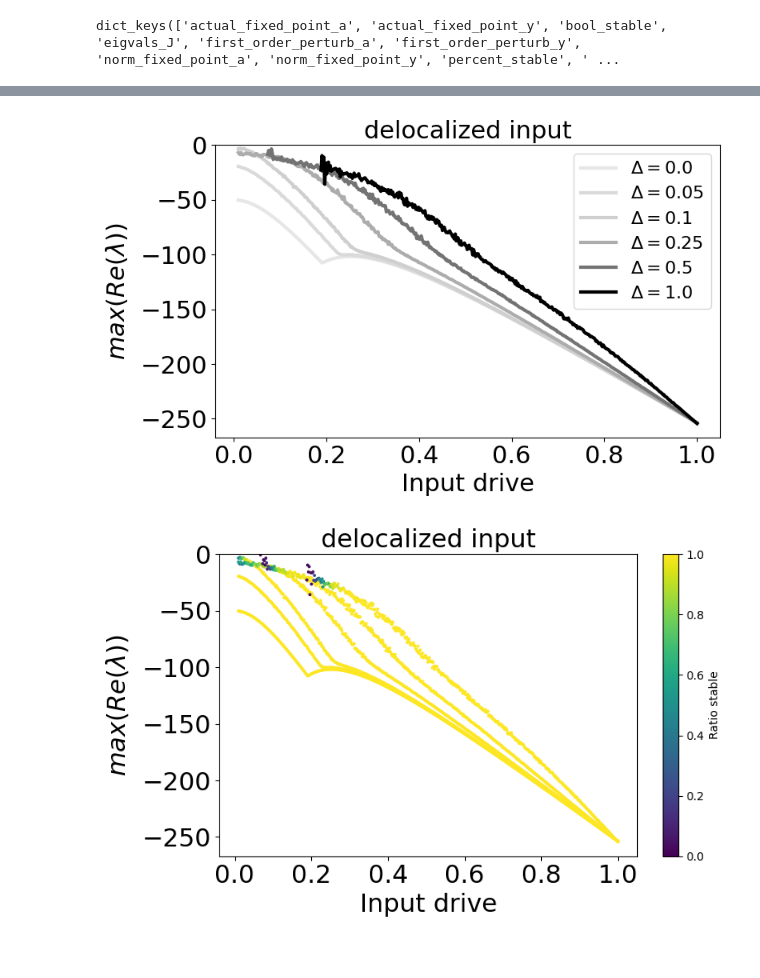
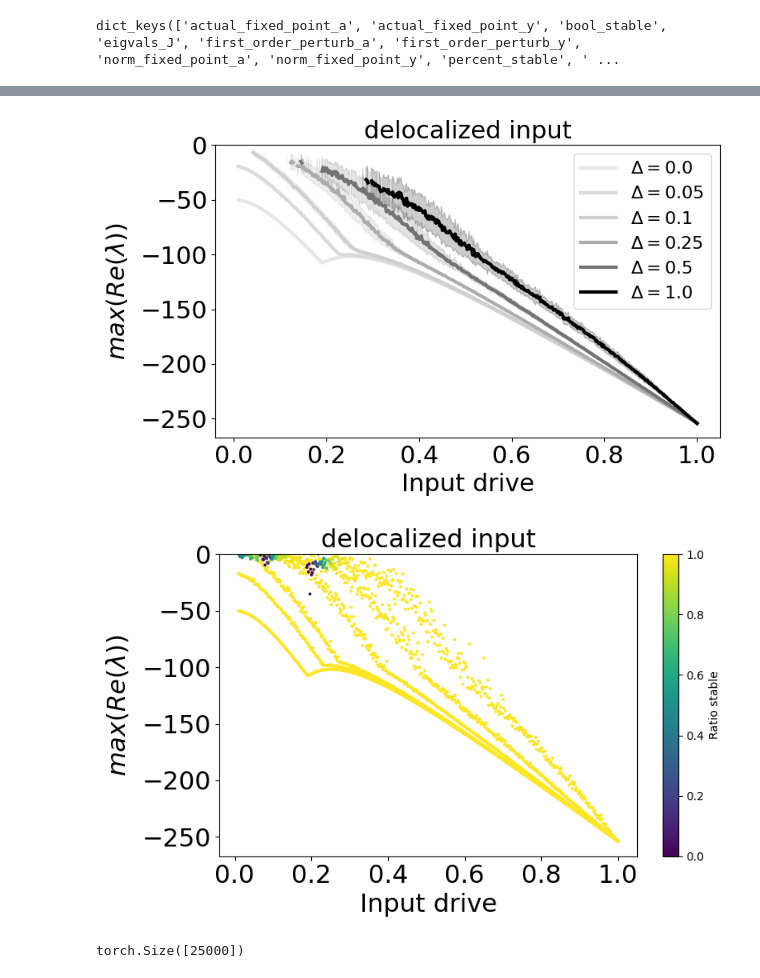
Before and after one commit to shivangrawat/perturbed_organics, a Jupyter notebook: examples/plot_lines.ipynb, the cells around one changed output, grey strips where cells are left out. Drawn from its saved outputs; the diff is of its cells as text; code cells hidden in the pictures.

```diff
--- a/examples/plot_lines.ipynb
+++ b/examples/plot_lines.ipynb
@@ -89,8 +173,10 @@ for delta_val in delta_keys:
     actual_fp_y = actual_fp_y_dict[delta_val]
     norm_fixed_point_y = norm_fp_y_dict[delta_val]
     y_ratio = torch.norm(norm_fixed_point_y - actual_fp_y, dim=3) / torch.norm(norm_fixed_point_y, dim=3)
-    y_ratio_mean = torch.mean(y_ratio, dim=2)
-    # y_ratio_mean = torch.nanmean(y_ratio, dim=2)
+    # y_ratio_mean = torch.mean(y_ratio, dim=2)
+    y_ratio_mean = torch.nanmean(y_ratio, dim=2)
+
+    y_ratio_std = torch.std(y_ratio, dim=2)
 
     # Normalize delta_val to the range [0, 1]
     if max_delta > min_delta:
@@ -108,6 +194,9 @@ for delta_val in delta_keys:
              linewidth=3,
              color=str(grayscale_value))
 
+    plt.fill_between(input_range, y_ratio_mean[0, :] - y_ratio_std[0, :], y_ratio_mean[0, :] + y_ratio_std[0, :], alpha=0.2, color=str(grayscale_value))
+
+
 plt.xlabel('Input drive', fontsize=22)
 plt.ylabel(r"$\frac{||\mathbf{y}-\mathbf{y}_0||}{||\mathbf{y}_0||}$", fontsize=22, rotation=0, labelpad=50)
 plt.title(f"{input_type} input", fontsize=22)
@@ -159,8 +250,11 @@ max_delta = max(delta_keys)
 for delta_val in delta_keys:
     eigvals_J = eigvals_dict[delta_val]
     eigvals_J_real = torch.max(torch.real(eigvals_J), dim=3).values
-    # eigvals_J_real_mean = torch.mean(eigvals_J_real, dim=2)
-    eigvals_J_real_mean = torch.nanmean(eigvals_J_real, dim=2)
+    eigvals_J_real_mean = torch.mean(eigvals_J_real, dim=2)
+    # eigvals_J_real_mean = torch.nanmean(eigvals_J_real, dim=2)
+    # eigvals_J_real_mean = torch.max(eigvals_J_real, dim=2).values
+
+    eigvals_J_real_std = torch.std(eigvals_J_real, dim=2)
 
     # Normalize delta_val to the range [0, 1]
     if max_delta > min_delta:
@@ -178,6 +272,9 @@ for delta_val in delta_keys:
              linewidth=3,
              color=str(grayscale_value))
 
+    plt.fill_between(input_range, eigvals_J_real_mean[0, :] - eigvals_J_real_std[0, :], eigvals_J_real_mean[0, :] + eigvals_J_real_std[0, :], alpha=0.2, color=str(grayscale_value))
+
+
 plt.xlabel('Input drive', fontsize=22)
 plt.ylabel(f"$max(Re(\\lambda))$", fontsize=22, rotation=90, labelpad=10)
 plt.title(f"{input_type} input", fontsize=22)
@@ -188,35 +285,39 @@ plt.yticks(fontsize=22)
 plt.tight_layout()
 plt.show()
 # %% [output]
-[figure, old version]
+[figure, new version]
 # %%
 plt.figure(figsize=(8, 5))
 
 # Get all the delta values and sort them (assuming they are numeric)
 delta_keys = sorted(eigvals_dict.keys())
 
 for delta_val in delta_keys:
     eigvals_J = eigvals_dict[delta_val]
     eigvals_J_real = torch.max(torch.real(eigvals_J), dim=3).values
 
     ratio_stable = torch.sum(~torch.isnan(eigvals_J_real), dim=2) / num_trials
 
     # eigvals_J_real_mean = torch.mean(eigvals_J_real, dim=2)
-    eigvals_J_real_mean = torch.nanmean(eigvals_J_real, dim=2)
+    # eigvals_J_real_mean = torch.nanmean(eigvals_J_real, dim=2)
+    eigvals_J_real_mean = torch.max(torch.nan_to_num(eigvals_J_real, nan=-float('inf')), dim=2).values
 
-    # Plot using the computed grayscale value. Matplotlib interprets strings like "0.25" as a grayscale color.
     scatter = plt.scatter(input_range, eigvals_J_real_mean[0, :], cmap='viridis', c=ratio_stable, vmin=0, vmax=1, s=3, marker='o')
 
 
 plt.xlabel('Input drive', fontsize=22)
 plt.ylabel(f"$max(Re(\\lambda))$", fontsize=22, rotation=90, labelpad=10)
 plt.title(f"{input_type} input", fontsize=22)
 cbar = plt.colorbar(scatter)
 cbar.set_label('Ratio stable')
 plt.gca().set_ylim(top=0)
 plt.xticks(fontsize=22)
 plt.yticks(fontsize=22)
 plt.tight_layout()
 plt.show()
 # %% [output]
-[figure, old version]
+[figure, new version]
+# %%
+eigvals_J_real[mask].shape
+# %% [output]
+torch.Size([25000])
```
Also changed, not shown: parts of 9 cells of this notebook.
